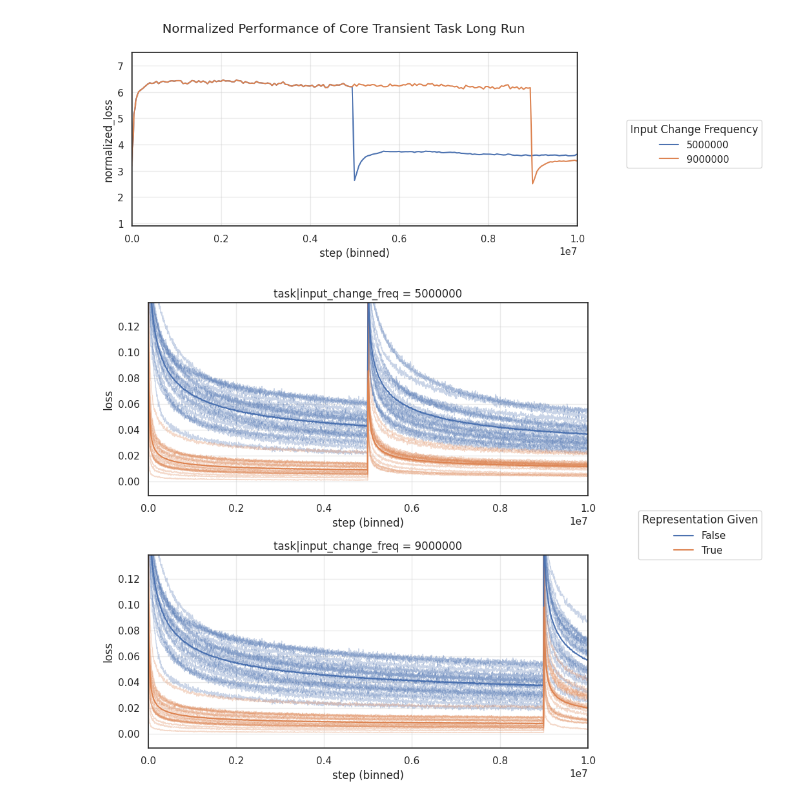
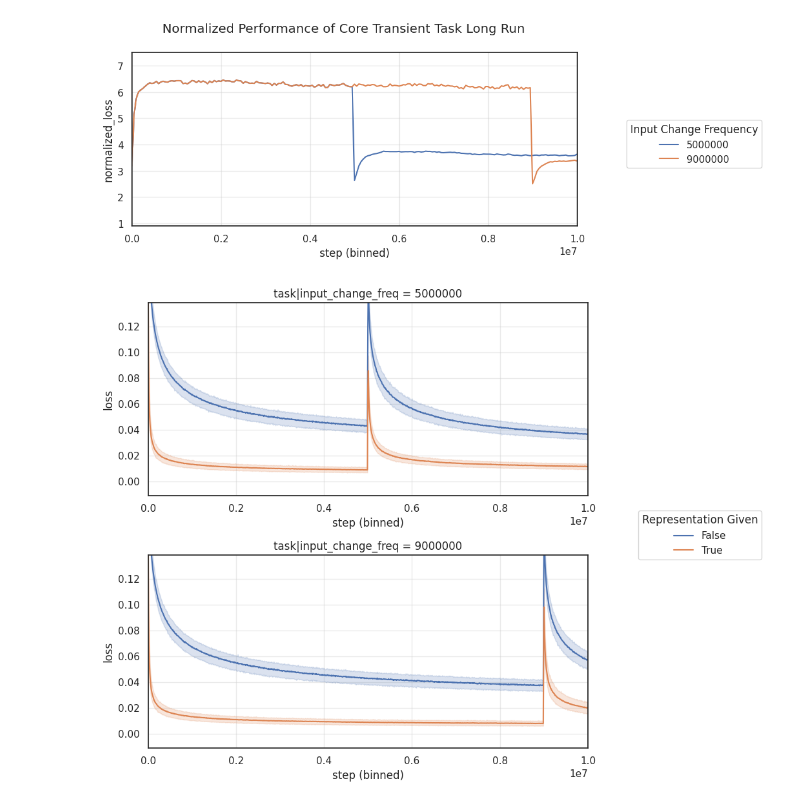
Before and after one commit to ejmejm/phd_research, a Jupyter notebook: phd/feature_search/analysis/core_transient_task/problem_variations.ipynb, the cells around one changed output. Cells and saved outputs as stored; diff of their text form; code cells hidden in the pictures.

```diff
--- a/phd/feature_search/analysis/core_transient_task/problem_variations.ipynb
+++ b/phd/feature_search/analysis/core_transient_task/problem_variations.ipynb
@@ -645,24 +647,16 @@ plt.show()
 # %% [output]
 [figure]
 # %%
-# plot_run_df, plot_config_df = select_experiment_runs(
-#     run_df = run_dfs['autostep_long_run_single_change'],
-#     config_df = config_dfs['autostep_long_run_single_change'],
-#     chosen_values = {
-#         'task|input_change_freq': 500_000,
-#     },
-# )
-
 plot_learning_curves(
     run_df = run_dfs['autostep_long_run_single_change'],
     config_df = config_dfs['autostep_long_run_single_change'],
     n_bins = 1000,
     figsize = (8, 8),
     max_cols = 1,
     hue_col = 'model|use_perfect_features',
     subplot_col = 'task|input_change_freq',
     legend_title = 'Representation Given',
-    show_individual_lines = True,
+    show_ci = True,
 )
 # %% [output]
-[figure, old version]
+[figure, new version]
```
Also changed, not shown: parts of 1 cell of this notebook, 5 other files.
